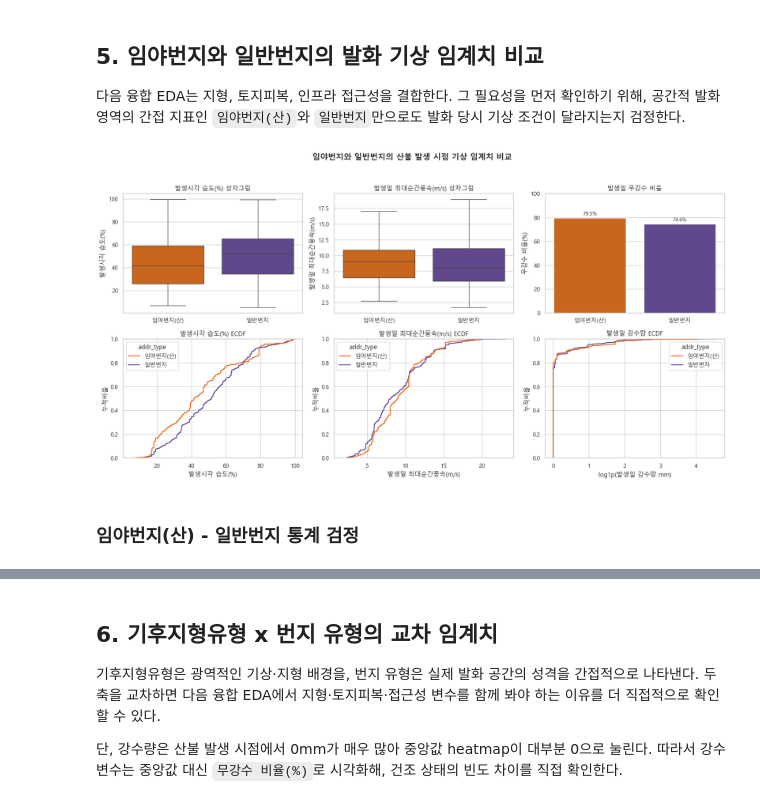
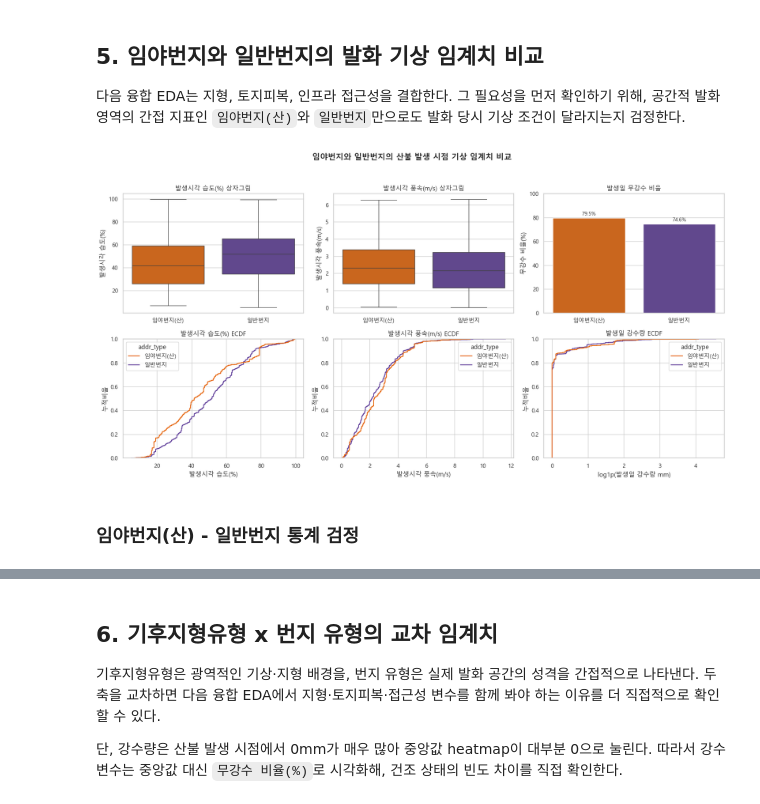
Before and after one commit to Max-JI64/farm-system-public-02, a Jupyter notebook: jsw/강원_EDA/EDA-2026-05-31_강원도-산불날씨-심화분석.ipynb, the cells around one changed output, grey strips where cells are left out. Drawn from its saved outputs; the diff is of its cells as text; code cells hidden in the pictures.

```diff
--- a/jsw/강원_EDA/EDA-2026-05-31_강원도-산불날씨-심화분석.ipynb
+++ b/jsw/강원_EDA/EDA-2026-05-31_강원도-산불날씨-심화분석.ipynb
@@ -886,7 +1162,7 @@ display(
 ADDR_SPECS = [
     {"label": "발생시각 습도", "col": "발생시각_습도_pct", "unit": "%p", "family": "습도"},
     {"label": "직전24h 최소습도", "col": "발생시각_직전24h_최소습도_pct", "unit": "%p", "family": "습도"},
-    {"label": "발생일 최대순간풍속", "col": "발생일_최대순간풍속_m_s", "unit": "m/s", "family": "풍속"},
+    {"label": "발생시각 풍속", "col": "발생시각_풍속_m_s", "unit": "m/s", "family": "풍속"},
     {"label": "직전24h 평균풍속", "col": "발생시각_직전24h_평균풍속_m_s", "unit": "m/s", "family": "풍속"},
     {"label": "발생일 강수량", "col": "발생일_강수량_mm", "unit": "mm", "family": "강수"},
     {"label": "직전24h 강수량합", "col": "발생시각_직전24h_강수량합_mm", "unit": "mm", "family": "강수"},
@@ -895,11 +1171,14 @@ ADDR_SPECS = [
 
 def two_group_tests(df, specs, group_col, group_a, group_b, analysis_name):
     rows = []
+
     for spec in specs:
         a = pd.to_numeric(df.loc[df[group_col] == group_a, spec["col"]], errors="coerce").dropna()
         b = pd.to_numeric(df.loc[df[group_col] == group_b, spec["col"]], errors="coerce").dropna()
+
         if len(a) < 2 or len(b) < 2:
             continue
+
         rows.append(
             {
                 "분석": analysis_name,
@@ -917,32 +1196,53 @@ def two_group_tests(df, specs, group_col, group_a, group_b, analysis_name):
                 "평균차": a.mean() - b.mean(),
                 "Cohen_d": cohen_d(a, b),
                 "Cliffs_delta": cliffs_delta(a, b),
-                "Welch_p": stats.ttest_ind(a, b, equal_var=False, nan_policy="omit").pvalue,
-                "MannWhitney_p": stats.mannwhitneyu(a, b, alternative="two-sided").pvalue,
+                "Welch_p": stats.ttest_ind(
+                    a, b,
+                    equal_var=False,
+                    nan_policy="omit"
+                ).pvalue,
+                "MannWhitney_p": stats.mannwhitneyu(
+                    a, b,
+                    alternative="two-sided"
+                ).pvalue,
             }
         )
+
     out = pd.DataFrame(rows)
+
     if not out.empty:
         out["Welch_FDR"] = fdr_values(out["Welch_p"]).values
         out["MannWhitney_FDR"] = fdr_values(out["MannWhitney_p"]).values
+
     return out
 
 
 def dry_rate(values):
     values = pd.to_numeric(values, errors="coerce").dropna()
+
     if len(values) == 0:
         return np.nan
+
     return (values <= 0).mean() * 100
 
 
-addr_stats = two_group_tests(fire_weather, ADDR_SPECS, "addr_type", "임야번지(산)", "일반번지", "산불 시점")
+addr_stats = two_group_tests(
+    fire_weather,
+    ADDR_SPECS,
+    "addr_type",
+    "임야번지(산)",
+    "일반번지",
+    "산불 시점",
+)
+
 
 fig, axes = plt.subplots(2, 3, figsize=(17, 9))
 
 standard_plot_specs = [
     ("발생시각_습도_pct", "발생시각 습도(%)"),
-    ("발생일_최대순간풍속_m_s", "발생일 최대순간풍속(m/s)"),
+    ("발생시각_풍속_m_s", "발생시각 풍속(m/s)"),
 ]
+
 for i, (col, label) in enumerate(standard_plot_specs):
     sns.boxplot(
         data=fire_weather,
@@ -953,6 +1253,7 @@ for i, (col, label) in enumerate(standard_plot_specs):
         showfliers=False,
         ax=axes[0, i],
     )
+
     axes[0, i].set_title(f"{label} 상자그림")
     axes[0, i].set_xlabel("")
     axes[0, i].set_ylabel(label)
@@ -965,9 +1266,11 @@ for i, (col, label) in enumerate(standard_plot_specs):
         palette=ADDR_PALETTE,
         ax=axes[1, i],
     )
+
     axes[1, i].set_title(f"{label} ECDF")
     axes[1, i].set_xlabel(label)
     axes[1, i].set_ylabel("누적비율")
+
 
 dry_df = (
     fire_weather.groupby("addr_type", observed=False)["발생일_강수량_mm"]
@@ -976,6 +1279,7 @@ dry_df = (
     .rename("무강수비율_pct")
     .reset_index()
 )
+
 sns.barplot(
     data=dry_df,
     x="addr_type",
@@ -984,10 +1288,12 @@ sns.barplot(
     palette=ADDR_PALETTE,
     ax=axes[0, 2],
 )
+
 axes[0, 2].set_title("발생일 무강수 비율")
 axes[0, 2].set_xlabel("")
 axes[0, 2].set_ylabel("무강수 비율(%)")
 axes[0, 2].set_ylim(0, 100)
+
 for patch in axes[0, 2].patches:
     height = patch.get_height()
     axes[0, 2].annotate(
@@ -1000,38 +1306,66 @@ for patch in axes[0, 2].patches:
         textcoords="offset points",
     )
 
+
 rain_plot = fire_weather.copy()
-rain_plot["발생일_강수량_log1p"] = np.log1p(pd.to_numeric(rain_plot["발생일_강수량_mm"], errors="coerce"))
+rain_plot["발생일_강수량_log1p"] = np.log1p(
+    pd.to_numeric(rain_plot["발생일_강수량_mm"], errors="coerce")
+)
+
 sns.ecdfplot(
     data=rain_plot,
     x="발생일_강수량_log1p",
     hue="addr_type",
     hue_order=ADDR_ORDER,
     palette=ADDR_PALETTE,
     ax=axes[1, 2],
 )
+
 axes[1, 2].set_title("발생일 강수량 ECDF")
 axes[1, 2].set_xlabel("log1p(발생일 강수량 mm)")
 axes[1, 2].set_ylabel("누적비율")
 
-fig.suptitle("임야번지와 일반번지의 산불 발생 시점 기상 임계치 비교", fontsize=15, fontweight="bold")
+
+fig.suptitle(
+    "임야번지와 일반번지의 산불 발생 시점 기상 임계치 비교",
+    fontsize=15,
+    fontweight="bold",
+)
+
 savefig_show(rect=[0, 0, 1, 0.95])
 
+
 display(Markdown("### 임야번지(산) - 일반번지 통계 검정"))
+
 display(
     addr_stats.sort_values("MannWhitney_FDR")[
-        ["변수", "분류", "A_n", "B_n", "A_평균", "B_평균", "평균차", "Cohen_d", "Cliffs_delta", "MannWhitney_FDR"]
+        [
+            "변수",
+            "분류",
+            "A_n",
+            "B_n",
+            "A_평균",
+            "B_평균",
+            "A_중앙값",
+            "B_중앙값",
+            "평균차",
+            "Cohen_d",
+            "Cliffs_delta",
+            "MannWhitney_FDR",
+        ]
     ].style.format(
         {
             "A_평균": "{:.2f}",
             "B_평균": "{:.2f}",
+            "A_중앙값": "{:.2f}",
+            "B_중앙값": "{:.2f}",
             "평균차": "{:.2f}",
             "Cohen_d": "{:.3f}",
             "Cliffs_delta": "{:.3f}",
             "MannWhitney_FDR": "{:.3g}",
         }
     )
 )
 # %% [output]
-[figure, old version]
+[figure, new version]
 ### 임야번지(산) - 일반번지 통계 검정
```
Also changed, not shown: parts of 10 cells of this notebook.
